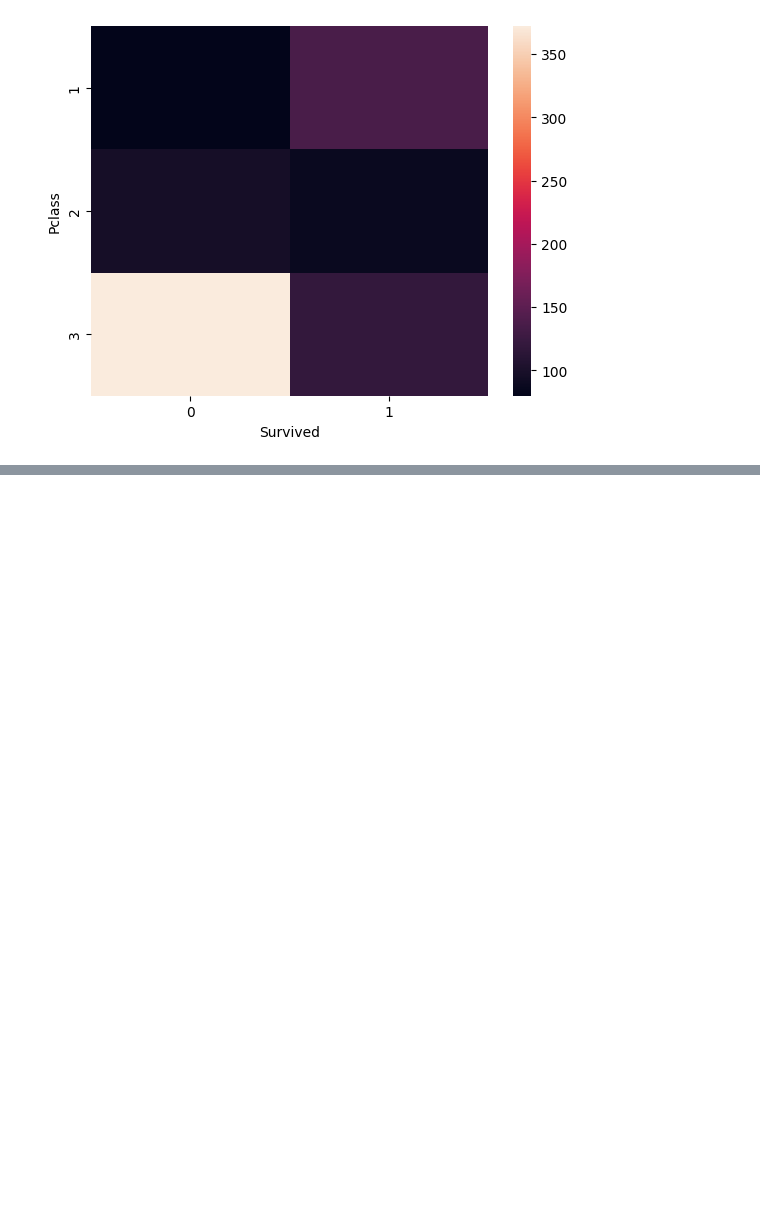
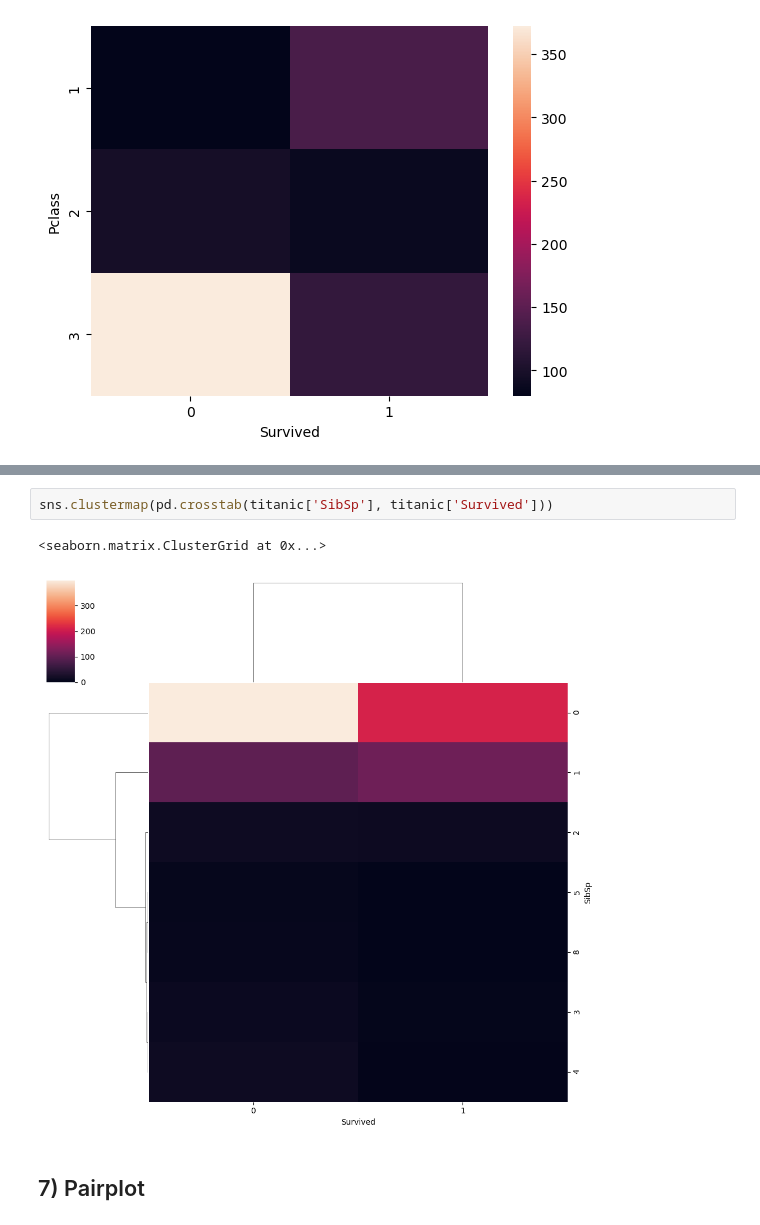
Before and after one commit to Nikhil18207/titanic-data-analysis, a Jupyter notebook: understanding data - titanic .ipynb, the cells around one changed output, grey strips where cells are left out. Saved outputs shown, nothing was run; the diff lists cells and outputs as text; blank space fills up the shorter version.

Commit message:
Updated Titanic data analysis notebook

```diff
--- a/understanding data - titanic .ipynb
+++ b/understanding data - titanic .ipynb
@@ -348,0 +368,7 @@ sns.heatmap(pd.crosstab(titanic['Pclass'],titanic['Survived']))
+# %%
+sns.clustermap(pd.crosstab(titanic['SibSp'], titanic['Survived']))
+# %% [output]
+<seaborn.matrix.ClusterGrid at 0x...>
+[figure, added]
+# %% [markdown]
+## 7) Pairplot
```
Also changed, not shown: parts of 17 cells of this notebook.
